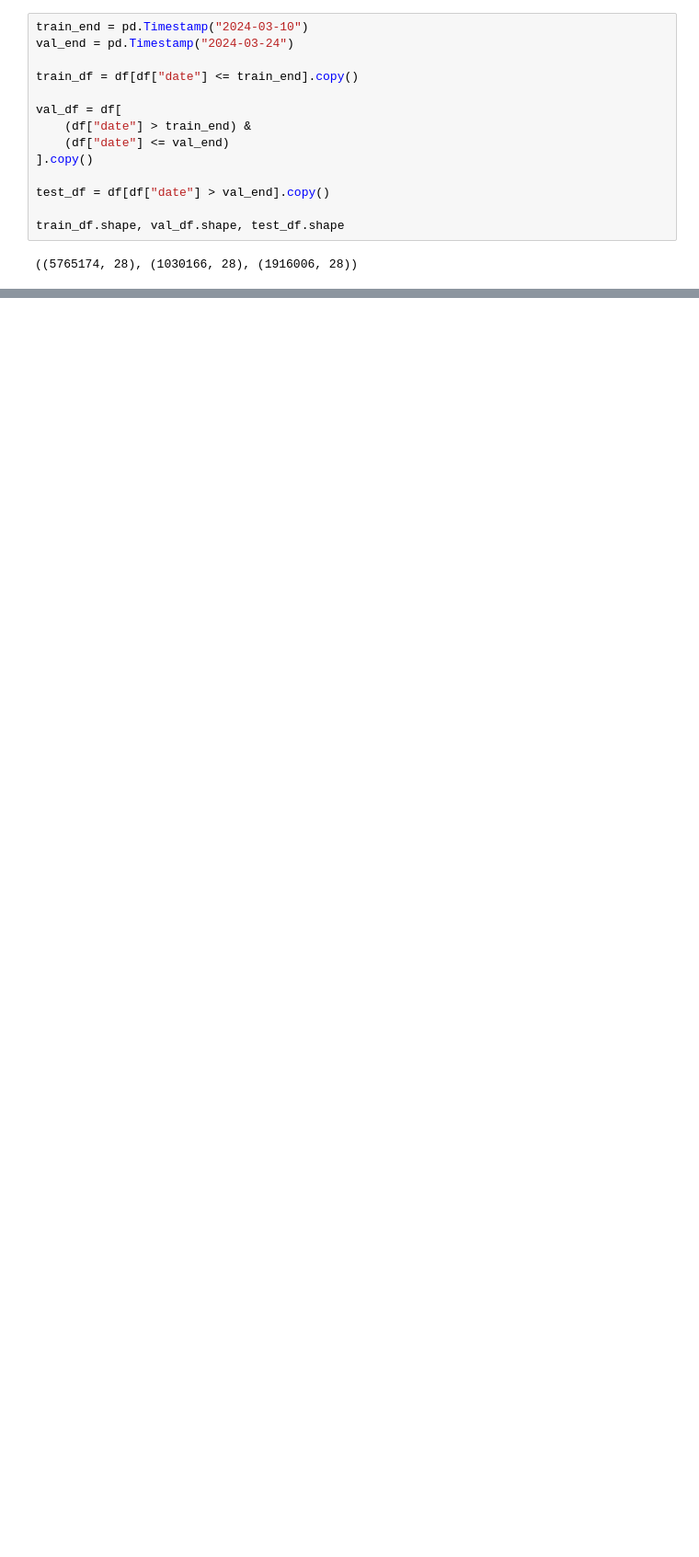
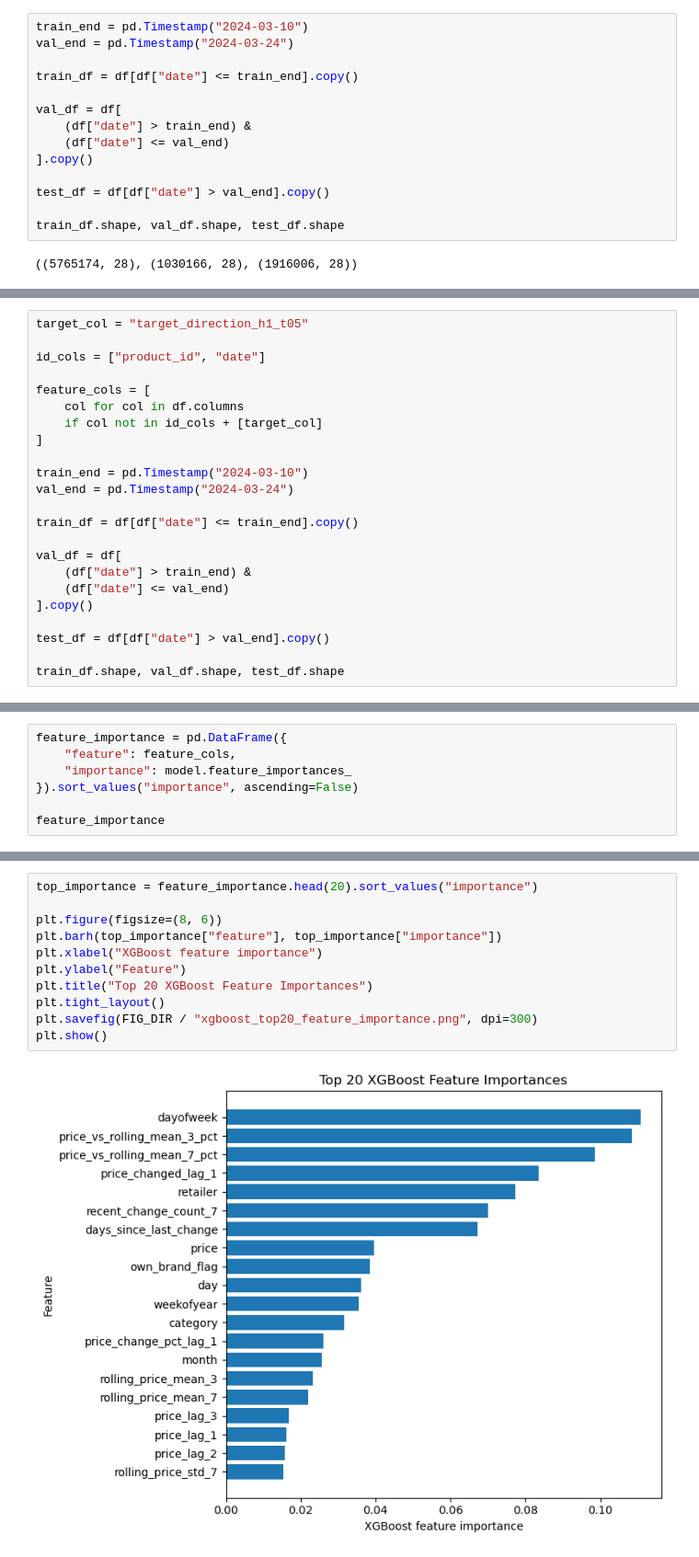
Before and after one commit to kondacharansair-ctrl/supermarket-price-direction, a Jupyter notebook: notebooks/08_model_interpretation.ipynb, the cells around one changed output, grey strips where cells are left out. Shown at 92% size. Drawn from its saved outputs; the diff is of its cells as text; blank space fills up the shorter version.

Commit message:
Interpret XGBoost model results

```diff
--- a/notebooks/08_model_interpretation.ipynb
+++ b/notebooks/08_model_interpretation.ipynb
@@ -108,0 +146,23 @@ train_df.shape, val_df.shape, test_df.shape
+# %%
+target_col = "target_direction_h1_t05"
+
+id_cols = ["product_id", "date"]
+
+feature_cols = [
+    col for col in df.columns
+    if col not in id_cols + [target_col]
+]
+
+train_end = pd.Timestamp("2024-03-10")
+val_end = pd.Timestamp("2024-03-24")
+
+train_df = df[df["date"] <= train_end].copy()
+
+val_df = df[
+    (df["date"] > train_end) &
+    (df["date"] <= val_end)
+].copy()
+
+test_df = df[df["date"] > val_end].copy()
+
+train_df.shape, val_df.shape, test_df.shape
@@ -108,0 +212,7 @@ train_df.shape, val_df.shape, test_df.shape
+# %%
+feature_importance = pd.DataFrame({
+    "feature": feature_cols,
+    "importance": model.feature_importances_
+}).sort_values("importance", ascending=False)
+
+feature_importance
@@ -108,0 +242,13 @@ train_df.shape, val_df.shape, test_df.shape
+# %%
+top_importance = feature_importance.head(20).sort_values("importance")
+
+plt.figure(figsize=(8, 6))
+plt.barh(top_importance["feature"], top_importance["importance"])
+plt.xlabel("XGBoost feature importance")
+plt.ylabel("Feature")
+plt.title("Top 20 XGBoost Feature Importances")
+plt.tight_layout()
+plt.savefig(FIG_DIR / "xgboost_top20_feature_importance.png", dpi=300)
+plt.show()
+# %% [output]
+[figure, added]
```
Also changed, not shown: parts of 12 cells of this notebook.
